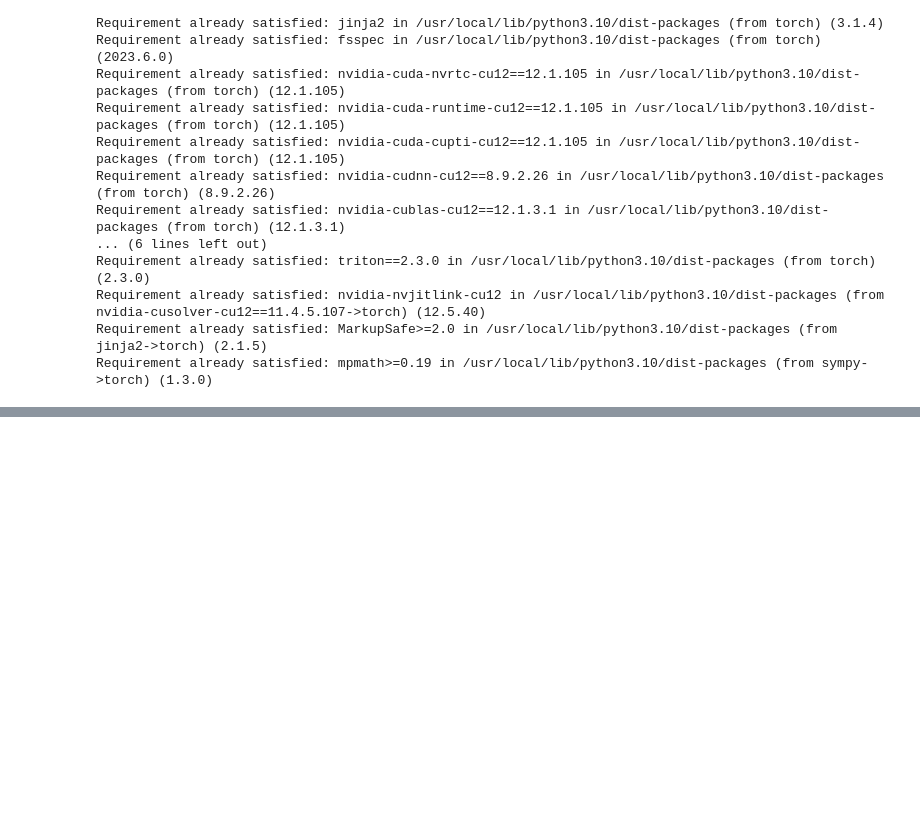
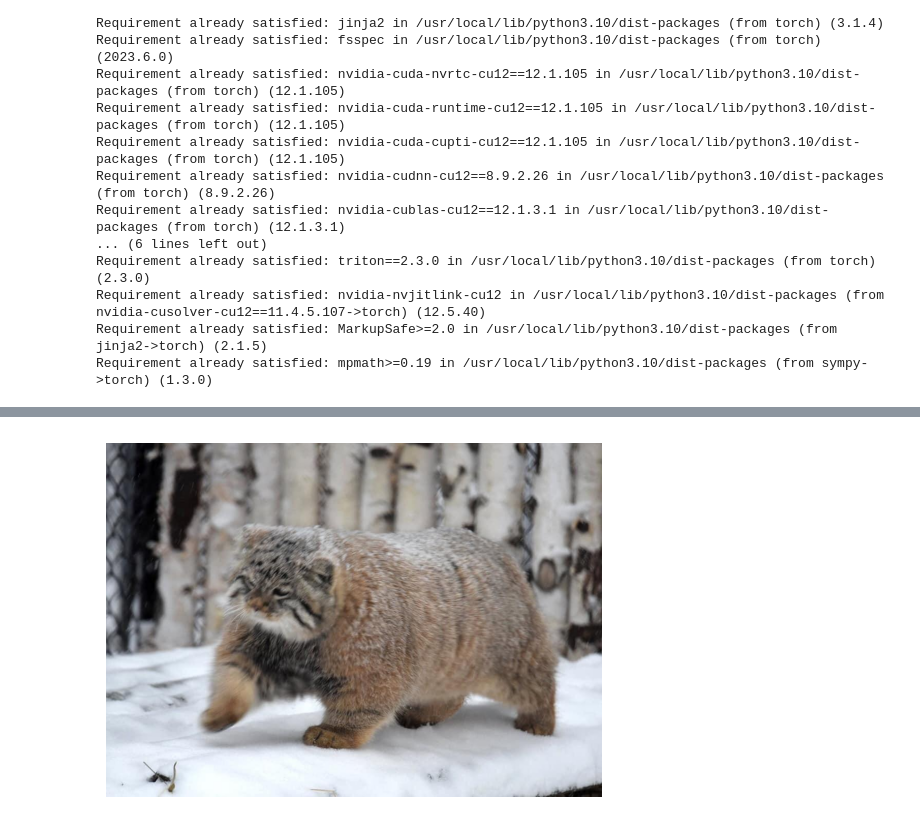
Before and after one commit to kaantopcu/playground, a Jupyter notebook: HuggingFace_and_Azure_Open_Datasets.ipynb, the cells around one changed output, grey strips where cells are left out. Saved outputs shown, nothing was run; the diff lists cells and outputs as text; code cells hidden in the pictures; blank space fills up the shorter version.

```diff
--- a/HuggingFace_and_Azure_Open_Datasets.ipynb
+++ b/HuggingFace_and_Azure_Open_Datasets.ipynb
@@ -198,3 +254,28 @@ NameError: name '_C' is not defined
+# %%
+import requests
+from PIL import Image
+from io import BytesIO
+import matplotlib.pyplot as plt
+
+# URL of the image
+url = "https://huggingface.co/datasets/huggingface/documentation-images/resolve/main/pipeline-cat-chonk.jpeg"
+
+# Fetch the image from the URL
+response = requests.get(url)
+
+# Ensure the request was successful
+if response.status_code == 200:
+    # Open the image
+    image = Image.open(BytesIO(response.content))
+
+    # Display the image using matplotlib
+    plt.imshow(image)
+    plt.axis('off')  # Turn off axis
+    plt.show()
+else:
+    print("Failed to retrieve the image")
+# %% [output]
+[figure, added]
 # %%
 vision_classifier = pipeline(model="google/vit-base-patch16-224")
 preds = vision_classifier(
```
Also changed, not shown: parts of 5 cells of this notebook.
